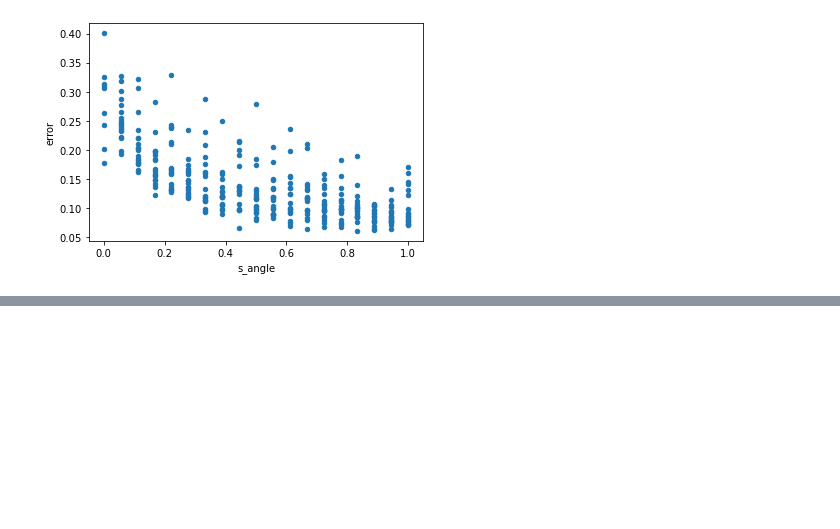
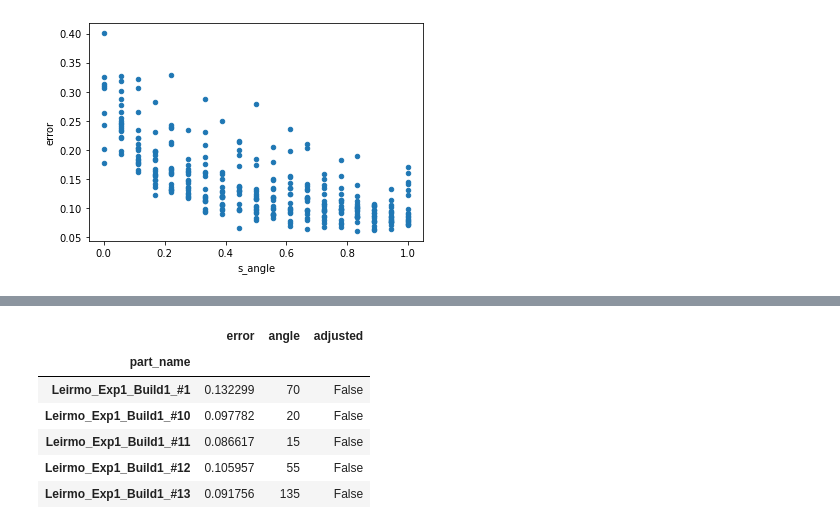
Before and after one commit to TheThorb/Leirmo_Exp1_Publication1, a Jupyter notebook: Mirror and scale angles.ipynb, the cells around one changed output, grey strips where cells are left out. Saved outputs shown, nothing was run; the diff lists cells and outputs as text; code cells hidden in the pictures; blank space fills up the shorter version.

```diff
--- a/Mirror and scale angles.ipynb
+++ b/Mirror and scale angles.ipynb
@@ -327,0 +344,14 @@ plt.show()
+# %%
+test_1 = test.drop(columns=['laser_angle'])
+
+test_1['adjusted'] = False
+
+test_1.head()
+# %% [output]
+|  | error | angle | adjusted |
+| part_name |  |  |  |
+| Leirmo_Exp1_Build1_#1 | 0.132299 | 70 | False |
+| Leirmo_Exp1_Build1_#10 | 0.097782 | 20 | False |
+| Leirmo_Exp1_Build1_#11 | 0.086617 | 15 | False |
+| Leirmo_Exp1_Build1_#12 | 0.105957 | 55 | False |
+| Leirmo_Exp1_Build1_#13 | 0.091756 | 135 | False |
```
Also changed, not shown: parts of 8 cells of this notebook.
